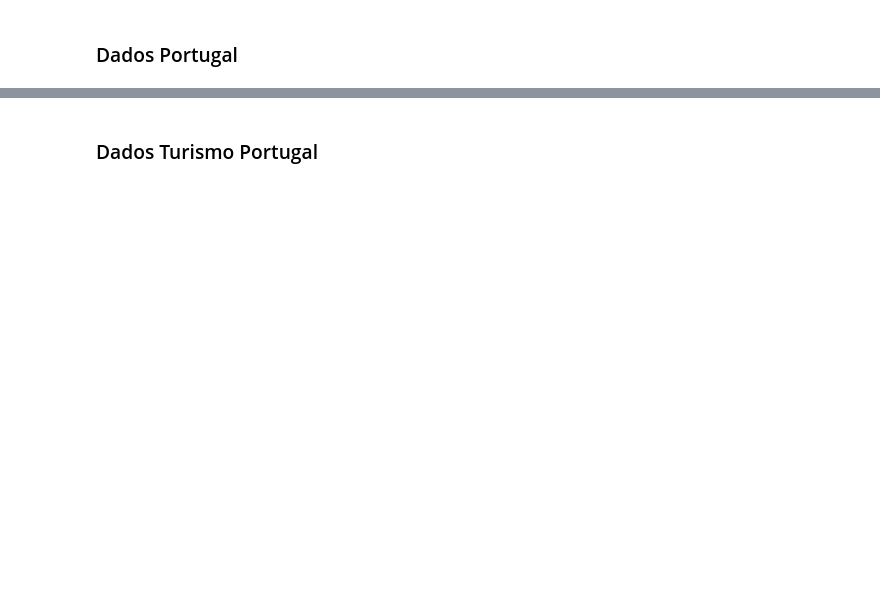
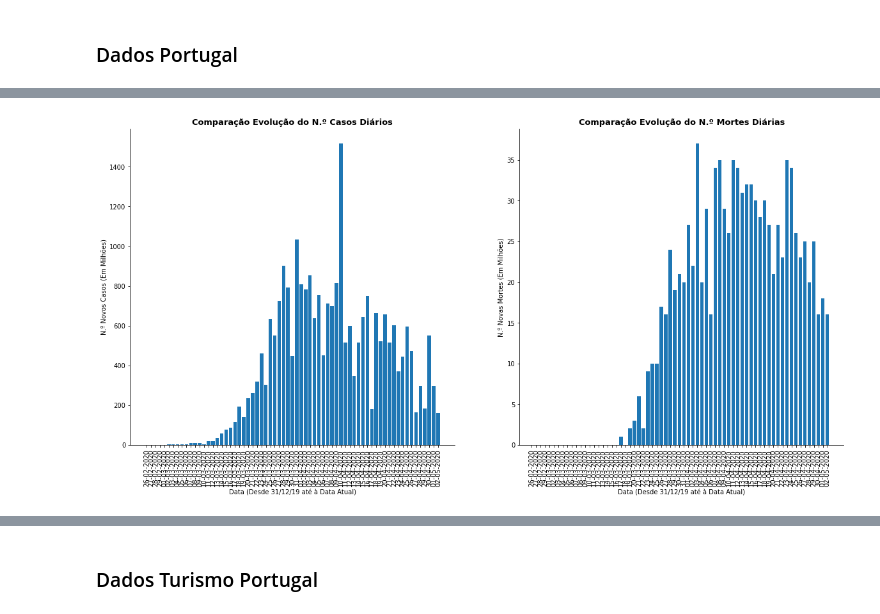
Before and after one commit to diogoesnog/COVID-19, a Jupyter notebook: cartografiaTA.ipynb, the cells around one changed output, grey strips where cells are left out. Cells and saved outputs as stored; diff of their text form; code cells hidden in the pictures; blank space fills up the shorter version.

```diff
--- a/cartografiaTA.ipynb
+++ b/cartografiaTA.ipynb
@@ -202,23 +235,34 @@ print("Total Recuperados COVID-19 Portugal (Até à Data Atual do Notebook): %s"
 # %%
 tickLabel = covid19PT1['data']
 
-plt.figure(figsize=(20,20))
+plt.figure(figsize = (20,20))
 
 x1 = np.arange(len(covid19PT1))
-y1 = covid19PT1['confirmados_novos']
+y1 = abs(covid19PT1['confirmados_novos'])
+
 ax1 = plt.subplot(2,2,1)
+ax1.spines['top'].set_visible(False)
+ax1.spines['right'].set_visible(False)
+plt.xticks(rotation = 90)
+plt.title('Comparação Evolução do N.º Casos Diários', fontdict = {'fontsize': 13, 'fontweight': 'bold'})
+plt.xlabel('Data' + ' (Desde 31/12/19 até à Data Atual)')
+plt.ylabel('N.º Novos Casos' + ' (Em Milhões)')
 plt.bar(x1, y1, tick_label = tickLabel)
-plt.xticks(rotation = 90)
-plt.xlabel('Data')
-plt.ylabel('N.º Novos Casos Diários')
 
 x2 = np.arange(len(covid19PT1))
 y2 = abs(covid19PT1['obitos'].shift(1) - covid19PT1['obitos'])
-plt.subplot(2,2,2)
+
+ax2 = plt.subplot(2,2,2)
+ax2.spines['top'].set_visible(False)
+ax2.spines['right'].set_visible(False)
+plt.xticks(rotation = 90)
+plt.title('Comparação Evolução do N.º Mortes Diárias', fontdict = {'fontsize': 13, 'fontweight': 'bold'})
+plt.xlabel('Data' + ' (Desde 31/12/19 até à Data Atual)')
+plt.ylabel('N.º Novas Mortes' + ' (Em Milhões)')
 plt.bar(x2, y2, tick_label = tickLabel)
-plt.xticks(rotation = 90)
-plt.xlabel('Data')
-plt.ylabel('N.º Novas Mortes Diários')
+plt.show()
+# %% [output]
+[figure, added]
 # %%
 covid19Portugal = covid19PT2.sort_values(by=['data_relatorio'])
 
```
Also changed, not shown: parts of 27 cells of this notebook, 10 other files.
